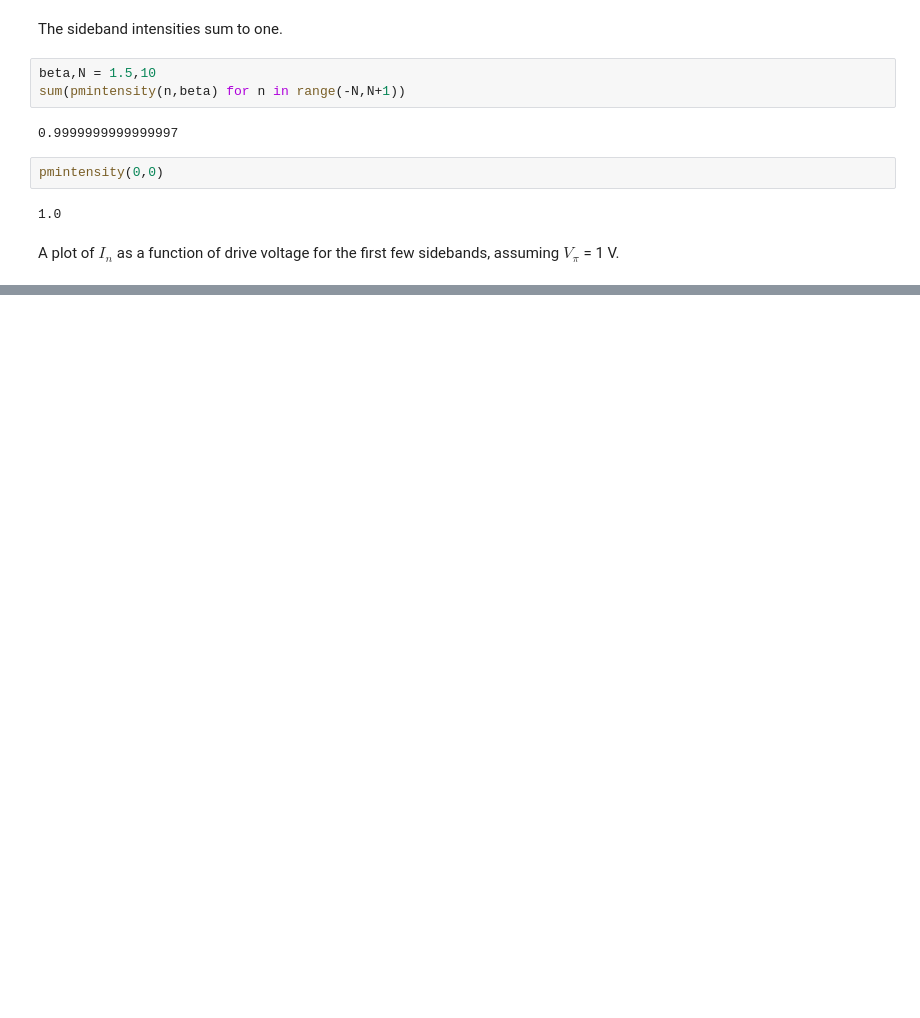
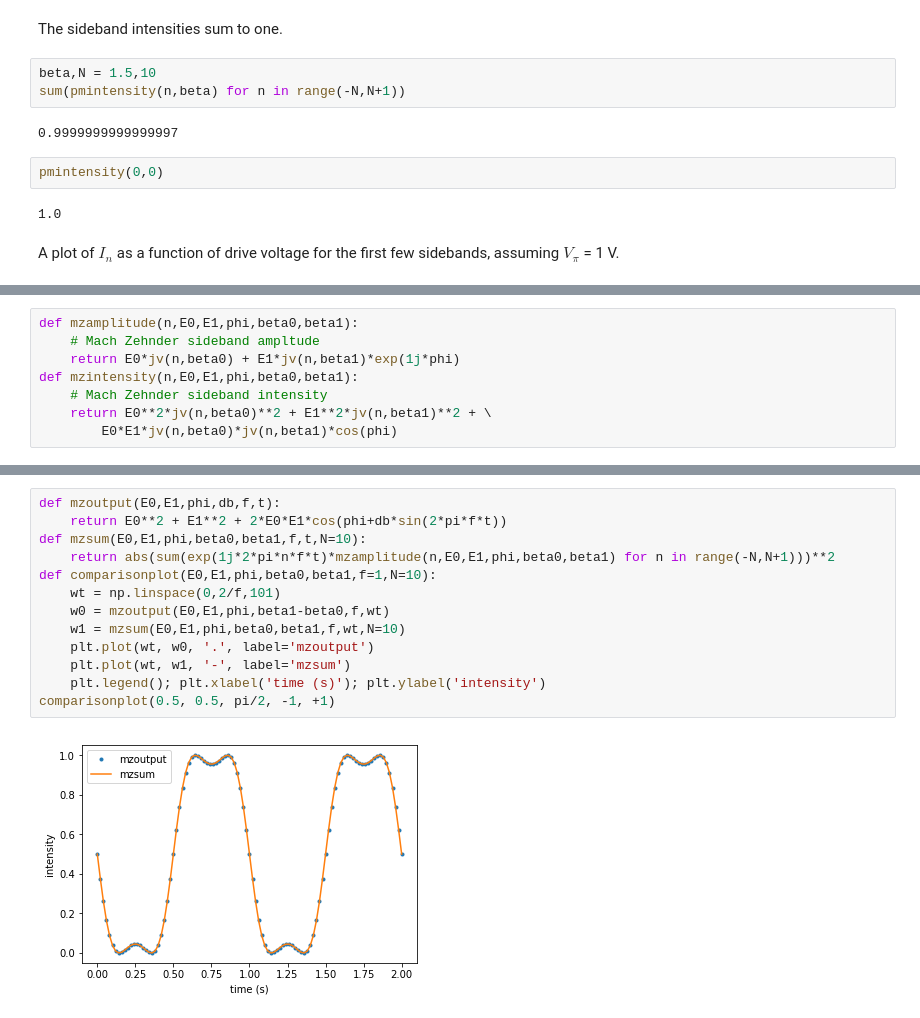
Before and after one commit to decoherer/sidebands, a Jupyter notebook: sidebands.ipynb, the cells around one changed output, grey strips where cells are left out. Cells and saved outputs as stored; diff of their text form; blank space fills up the shorter version.

```diff
--- a/sidebands.ipynb
+++ b/sidebands.ipynb
@@ -59,0 +78,8 @@ def mzterm(n,e0,e1,phi,b0,b1):
+# %%
+def mzamplitude(n,E0,E1,phi,beta0,beta1):
+    # Mach Zehnder sideband ampltude
+    return E0*jv(n,beta0) + E1*jv(n,beta1)*exp(1j*phi)
+def mzintensity(n,E0,E1,phi,beta0,beta1):
+    # Mach Zehnder sideband intensity
+    return E0**2*jv(n,beta0)**2 + E1**2*jv(n,beta1)**2 + \
+        E0*E1*jv(n,beta0)*jv(n,beta1)*cos(phi)
@@ -59,0 +94,15 @@ def mzterm(n,e0,e1,phi,b0,b1):
+# %%
+def mzoutput(E0,E1,phi,db,f,t):
+    return E0**2 + E1**2 + 2*E0*E1*cos(phi+db*sin(2*pi*f*t))
+def mzsum(E0,E1,phi,beta0,beta1,f,t,N=10):
+    return abs(sum(exp(1j*2*pi*n*f*t)*mzamplitude(n,E0,E1,phi,beta0,beta1) for n in range(-N,N+1)))**2
+def comparisonplot(E0,E1,phi,beta0,beta1,f=1,N=10):
+    wt = np.linspace(0,2/f,101)
+    w0 = mzoutput(E0,E1,phi,beta1-beta0,f,wt)
+    w1 = mzsum(E0,E1,phi,beta0,beta1,f,wt,N=10)
+    plt.plot(wt, w0, '.', label='mzoutput')
+    plt.plot(wt, w1, '-', label='mzsum')
+    plt.legend(); plt.xlabel('time (s)'); plt.ylabel('intensity')
+comparisonplot(0.5, 0.5, pi/2, -1, +1)
+# %% [output]
+[figure, added]
```
Also changed, not shown: parts of 12 cells of this notebook.
